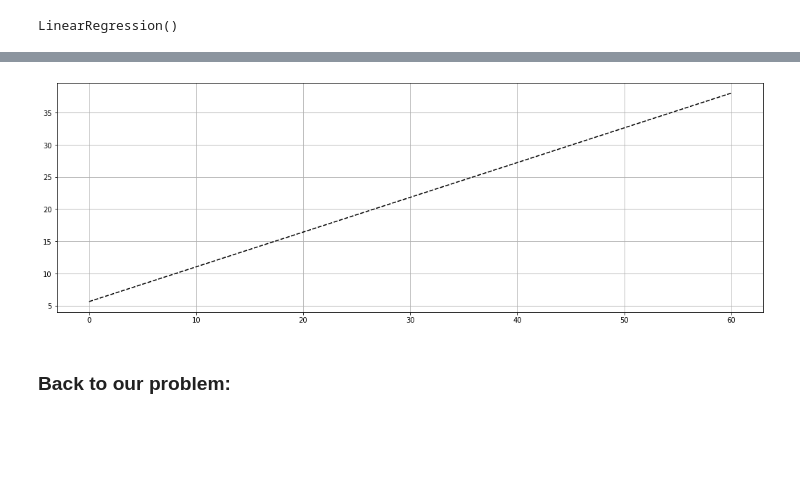
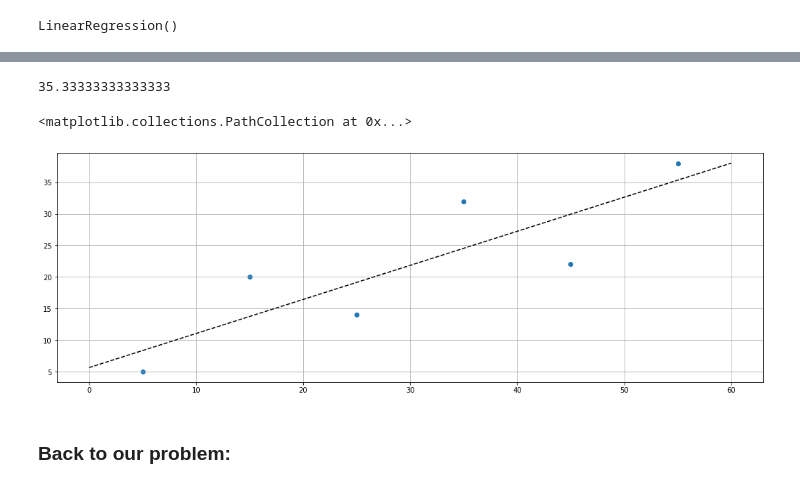
Before and after one commit to landmann/data_science_exercises, a Jupyter notebook: class_7/Class 7.ipynb, the cells around one changed output, grey strips where cells are left out. Drawn from its saved outputs; the diff is of its cells as text; code cells hidden in the pictures; blank space fills up the shorter version.

```diff
--- a/class_7/Class 7.ipynb
+++ b/class_7/Class 7.ipynb
@@ -149,5 +161,6 @@ This is what we are trying to predict:  [ 5 20 14 32 22 38]
 # %%
 # Initialize a Linear Regression model
+model = LinearRegression()
 # %% [markdown]
 * **`fit_intercept`** is a Boolean (True by default) that decides whether to calculate the intercept 𝑏₀ (True) or consider it equal to zero (False).
 * **`normalize`** is a Boolean (False by default) that decides whether to normalize the input variables (True) or not (False).
@@ -155,6 +168,7 @@ This is what we are trying to predict:  [ 5 20 14 32 22 38]
 * **`n_jobs`** is an integer or None (default) and represents the number of jobs used in parallel computation. None usually means one job and -1 to use all processors.
 # %%
 # Fit the model using your features to your targets
+model.fit(x, y)
 # %% [output]
 LinearRegression()
 # %%
@@ -164,6 +196,15 @@ LinearRegression()
 # %%
 # Reconstruct the regression line using the model's intercept and slope as a function.
 # Use the function to predict y and compare with the model's predictions.
+
+def compute_regression(x, model):
+    # y = slope * x + intercept
+    prediction = model.coef_[0] * x + model.intercept_
+    return prediction
+
+compute_regression(55, model)
+# %% [output]
+35.33333333333333
 # %%
 # Now, let's plot the regression line! This one's difficult so I'll help you out.
 
@@ -176,8 +217,11 @@ regression_line = pd.Series(data=[lowest_pred[0], highest_pred[0]],
 # %%
 # Fit 10 random numbers on the line and plot them alongside the regression line from before.
 plt.plot(regression_line, color='black', linestyle='--');
+# plt.plot(x, model.predict(x), color='black', linestyle='--');
+plt.scatter(x, y)
 # Note all predictions are on the line. Why is that?
 # %% [output]
+<matplotlib.collections.PathCollection at 0x...>
-[figure, old version]
+[figure, new version]
 # %% [markdown]
 ### Back to our problem:
```
Also changed, not shown: parts of 19 cells of this notebook, 5 other files.
